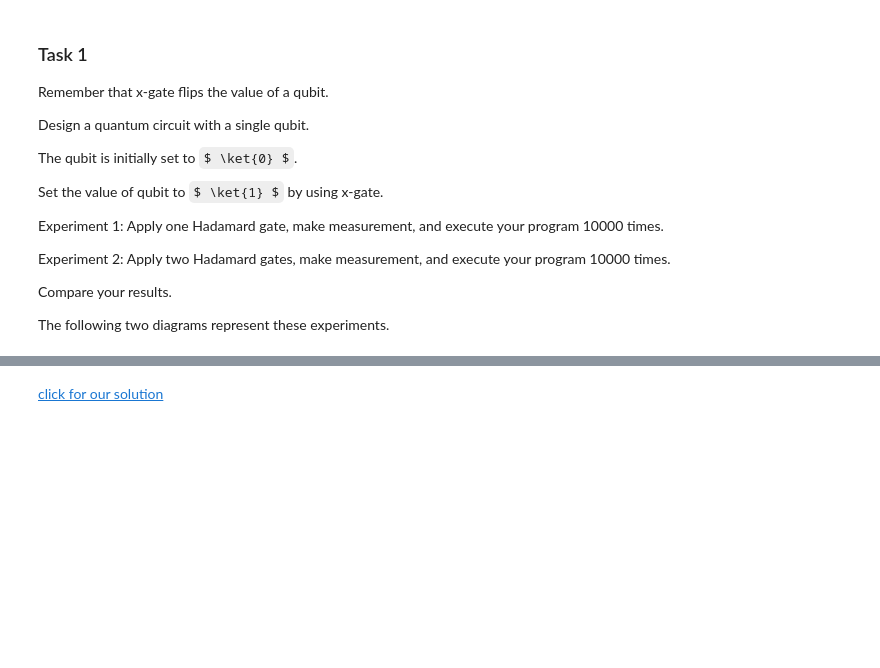
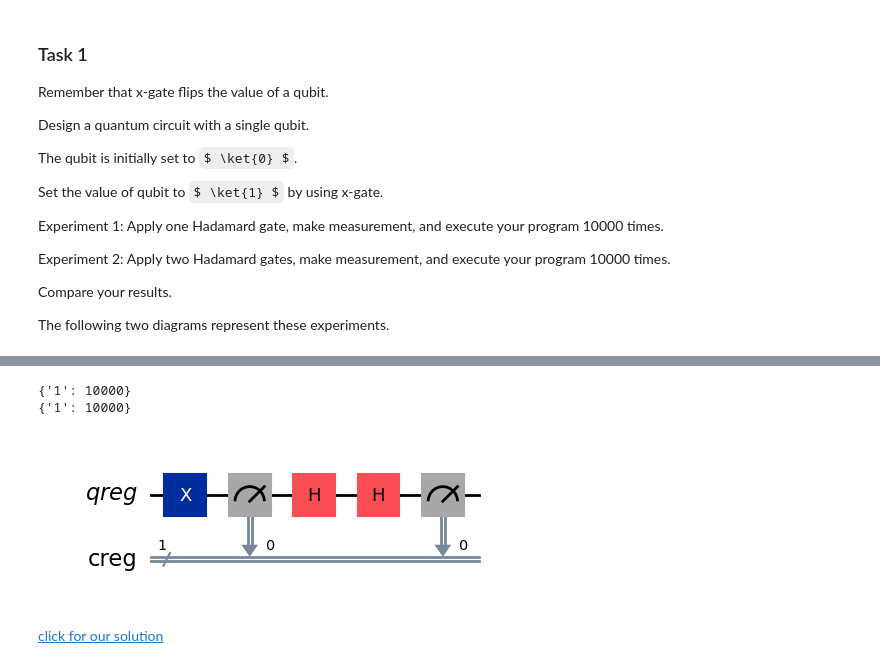
Before and after one commit to ayan42not/quantum-programing, a Jupyter notebook: quantum-with-qiskit/Q20_Hadamard.ipynb, the cells around one changed output, grey strips where cells are left out. Drawn from its saved outputs; the diff is of its cells as text; code cells hidden in the pictures; some formulas as TeX source; blank space fills up the shorter version.

```diff
--- a/quantum-with-qiskit/Q20_Hadamard.ipynb
+++ b/quantum-with-qiskit/Q20_Hadamard.ipynb
@@ -218,2 +214,44 @@ The following two diagrams represent these experiments.
+# %%
+#
+# your solution is here
+import matplotlib as mpl
+from qiskit import QuantumRegister, ClassicalRegister, QuantumCircuit
+from qiskit_aer import AerSimulator
+
+# define a quantum register with one qubit
+q =  QuantumRegister(1,"qreg")
+
+# define a classical register with one bit
+# it stores the measurement result of the quantum part
+c = ClassicalRegister(1,"creg")
+
+# define our quantum circuit
+qc = QuantumCircuit(q,c)
+qc.x(q)
+qc.measure(q,c)
+qc.h(q[0])
+qc.h(q[0])
+qc.measure(q,c)
+
+
+job = AerSimulator().run(qc,shots=10000)
+counts=job.result().get_counts(qc)
+print(counts)
+
+qc1 = QuantumCircuit(q,c)
+qc1.x(q)
+qc1.measure(q,c)
+qc1.h(q[0])
+qc1.measure(q,c)
+job = AerSimulator().run(qc1,shots=10000)
+counts1=job.result().get_counts
+print(counts)
+qc.draw("mpl")
+
+# apply h-gate (Hadamard: quantum coin-flipping) to the first qubit
+# %% [output]
+{'1': 10000}
+{'1': 10000}
+[figure, added]
 # %% [markdown]
 <a href="Q20_Hadamard_Solution.ipynb#task1">click for our solution</a>
```
Also changed, not shown: parts of 1 cell of this notebook.
